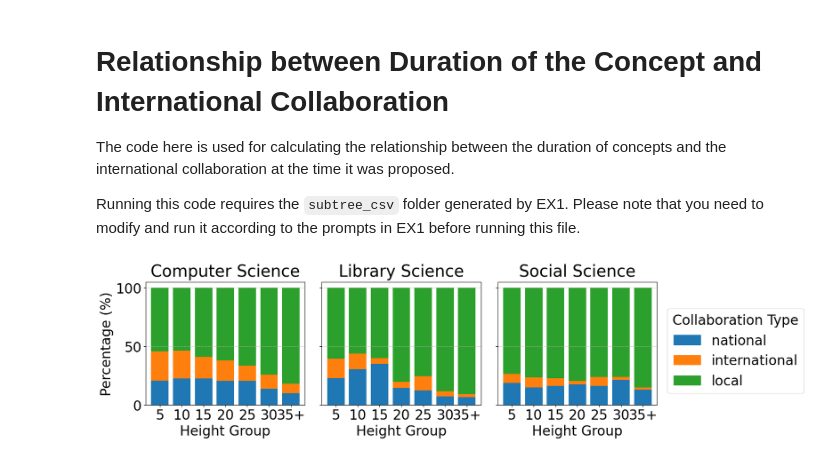
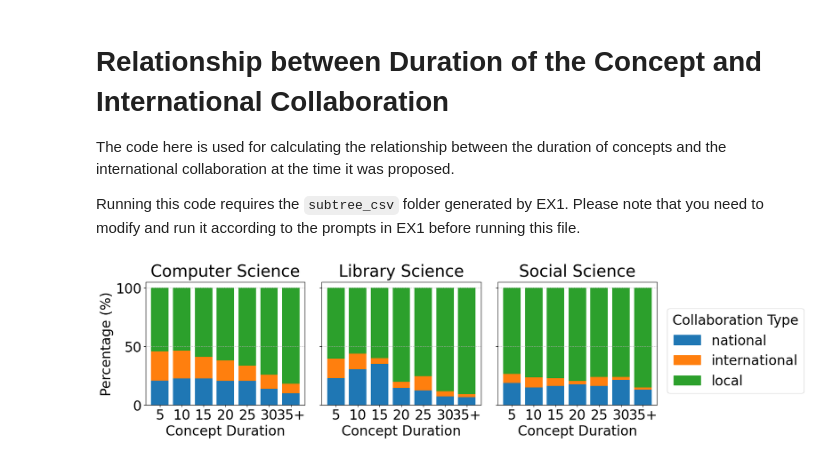
Before and after one commit to Liu-Steve/concept-evolution-tree, a Jupyter notebook: EX4_Duration_With_Collaboration.ipynb, the cells around one changed output. Saved outputs shown, nothing was run; the diff lists cells and outputs as text; code cells hidden in the pictures.

```diff
--- a/EX4_Duration_With_Collaboration.ipynb
+++ b/EX4_Duration_With_Collaboration.ipynb
@@ -154,32 +154,32 @@ def plot_collaboration_by_height_three(df_list, titles=None, figsize=(18, 5), nc
             color=colors,
             width=0.8,
             legend=False,
         )
         ax.set_title(title, pad=10)
-        ax.set_xlabel("Height Group")
+        ax.set_xlabel("Concept Duration")
         ax.set_ylabel("Percentage (%)" if i == 0 else "")
         ax.tick_params(axis="x", rotation=0)
         ax.grid(axis="y", linestyle="--", alpha=0.6)
 
     # Shared legend (placed on the right)
     handles = [
         plt.Rectangle((0, 0), 1, 1, color=colors[j], label=collaboration_order[j])
         for j in range(3)
     ]
     fig.legend(
         handles=handles,
         title="Collaboration Type",
         bbox_to_anchor=(0.99, 0.5),
         loc="center right",
     )
     plt.tight_layout(
         rect=[0, 0, 0.8, 1]
     )  # Leave space on the right side for the legend
     plt.savefig(f"./pic_for_paper/4.3 - Concept Duration.pdf")
 
 
 plot_collaboration_by_height_three(
     [df_cs, df_lis, df_soci], ["Computer Science", "Library Science", "Social Science"]
 )
 # %% [output]
-[figure, old version]
+[figure, new version]
```
